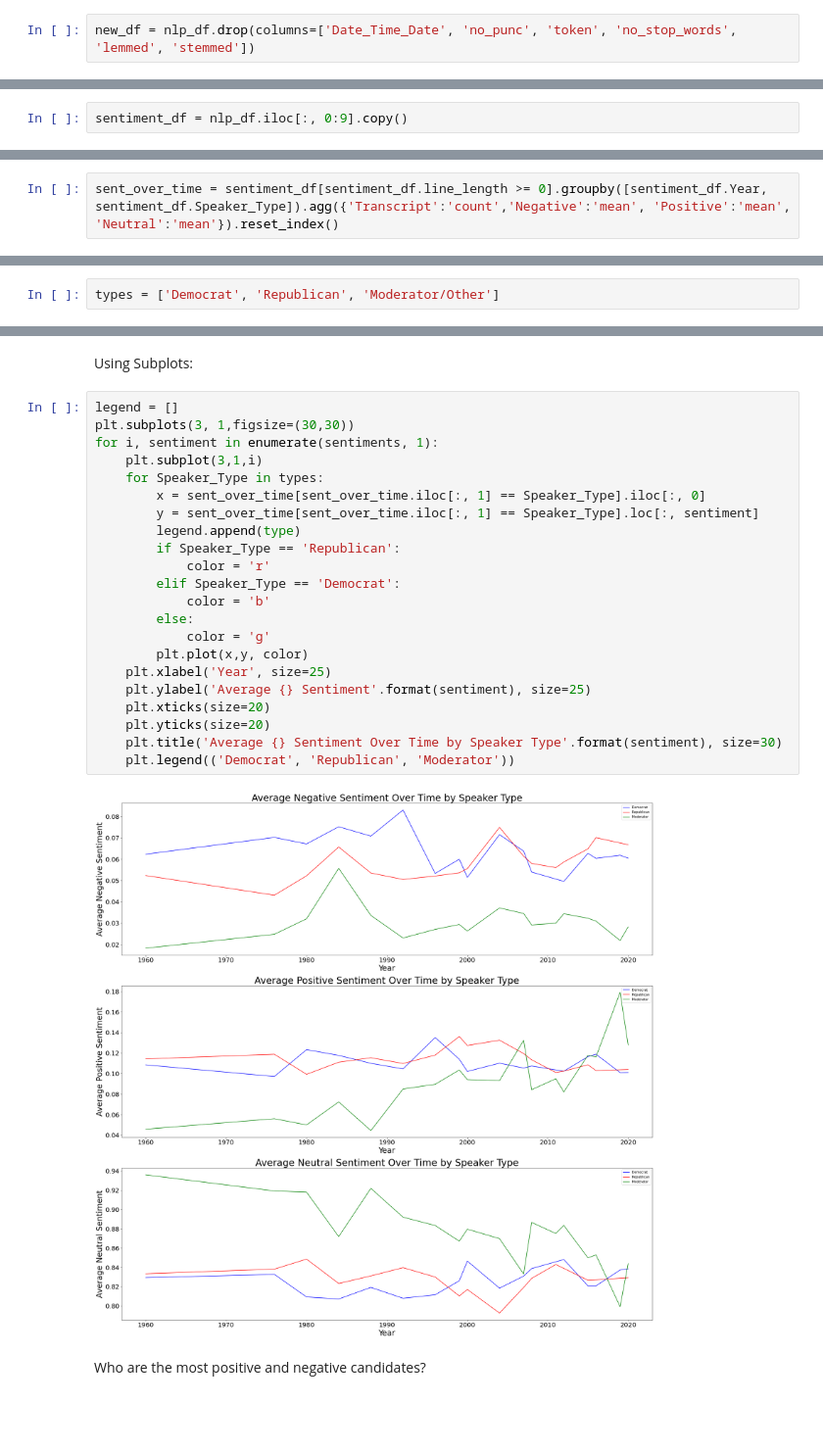
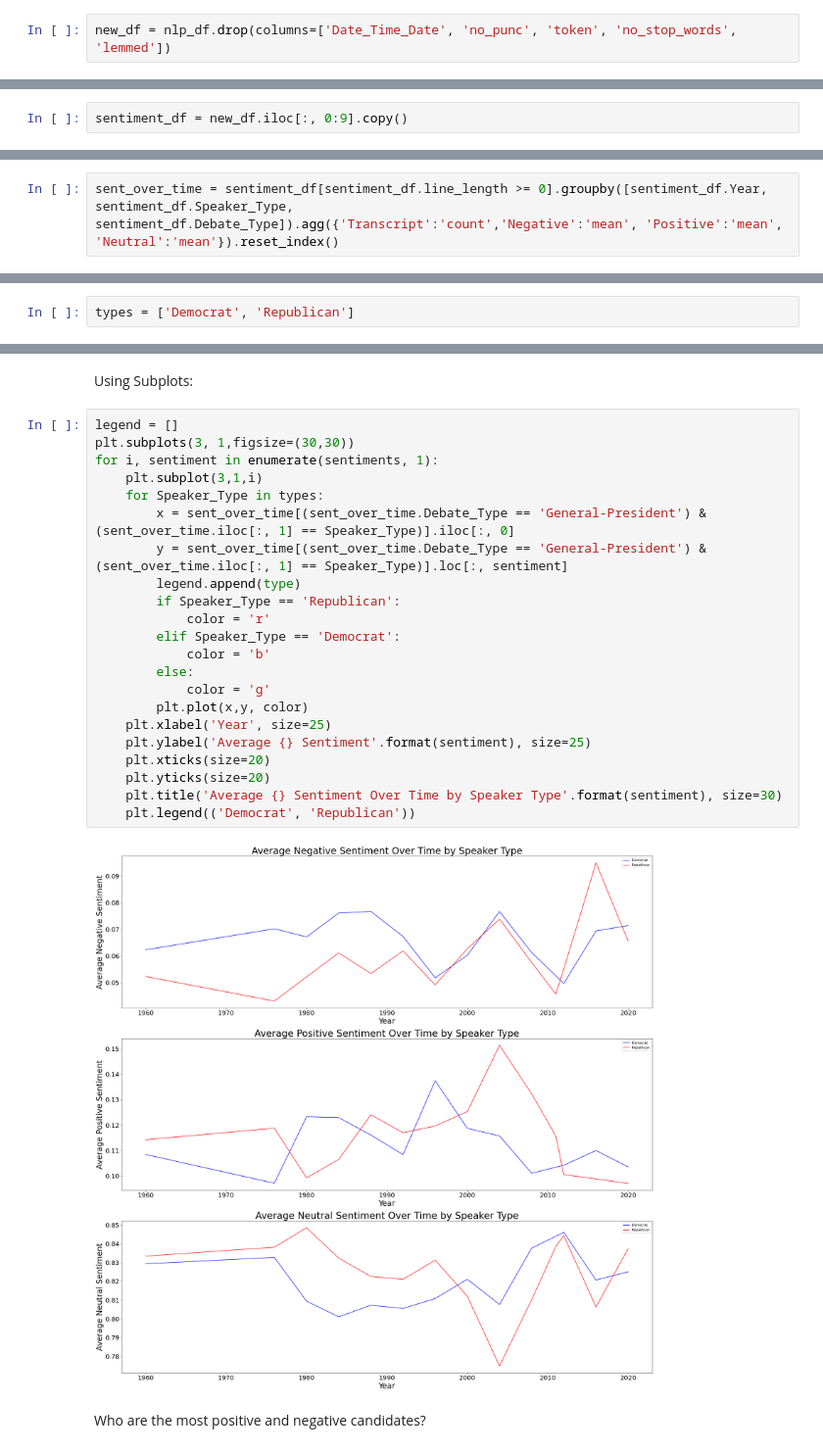
Before and after one commit to pbovard63/Presidential_Debate_Analysis, a Jupyter notebook: final_dataframe_cleanup.ipynb, the cells around one changed output, grey strips where cells are left out. Shown at 98% size. Cells and saved outputs as stored; diff of their text form; blank space fills up the shorter version.

```diff
--- a/final_dataframe_cleanup.ipynb
+++ b/final_dataframe_cleanup.ipynb
@@ -581,7 +581,7 @@ nlp_df.head()
 # %% [markdown]
 Creating a new_df to pickle:
 # %%
-new_df = nlp_df.drop(columns=['Date_Time_Date', 'no_punc', 'token', 'no_stop_words', 'lemmed', 'stemmed'])
+new_df = nlp_df.drop(columns=['Date_Time_Date', 'no_punc', 'token', 'no_stop_words', 'lemmed'])
 # %%
 new_df.head()
 # %% [output]
@@ -773,7 +793,7 @@ sent_analyzer = SentimentIntensityAnalyzer()
 # %% [markdown]
 Creating a new df to run the analysis on and add the scores to:
 # %%
-sentiment_df = nlp_df.iloc[:, 0:9].copy()
+sentiment_df = new_df.iloc[:, 0:9].copy()
 # %%
 sentiment_df['Negative'] = 0
 sentiment_df['Neutral'] = 0
@@ -816,7 +836,7 @@ memory usage: 7.6+ MB
 # %% [markdown]
 Has the sentiment for each party stayed relatively similar over time?
 # %%
-sent_over_time = sentiment_df[sentiment_df.line_length >= 0].groupby([sentiment_df.Year, sentiment_df.Speaker_Type]).agg({'Transcript':'count','Negative':'mean', 'Positive':'mean', 'Neutral':'mean'}).reset_index()
+sent_over_time = sentiment_df[sentiment_df.line_length >= 0].groupby([sentiment_df.Year, sentiment_df.Speaker_Type, sentiment_df.Debate_Type]).agg({'Transcript':'count','Negative':'mean', 'Positive':'mean', 'Neutral':'mean'}).reset_index()
 # %%
 sent_over_time.head()
 # %% [output]
@@ -829,5 +849,5 @@ sent_over_time.head()
 # %%
-types = ['Democrat', 'Republican', 'Moderator/Other']
+types = ['Democrat', 'Republican']
 # %%
 sentiments = ['Negative', 'Positive', 'Neutral']
 # %% [markdown]
@@ -835,27 +855,27 @@ Using Subplots:
 # %%
 legend = []
 plt.subplots(3, 1,figsize=(30,30))
 for i, sentiment in enumerate(sentiments, 1):
     plt.subplot(3,1,i)
     for Speaker_Type in types:
-        x = sent_over_time[sent_over_time.iloc[:, 1] == Speaker_Type].iloc[:, 0]
-        y = sent_over_time[sent_over_time.iloc[:, 1] == Speaker_Type].loc[:, sentiment]
+        x = sent_over_time[(sent_over_time.Debate_Type == 'General-President') & (sent_over_time.iloc[:, 1] == Speaker_Type)].iloc[:, 0]
+        y = sent_over_time[(sent_over_time.Debate_Type == 'General-President') & (sent_over_time.iloc[:, 1] == Speaker_Type)].loc[:, sentiment]
         legend.append(type)
         if Speaker_Type == 'Republican':
             color = 'r'
         elif Speaker_Type == 'Democrat':
             color = 'b'
         else:
             color = 'g'
         plt.plot(x,y, color)
     plt.xlabel('Year', size=25)
     plt.ylabel('Average {} Sentiment'.format(sentiment), size=25)
     plt.xticks(size=20)
     plt.yticks(size=20)
     plt.title('Average {} Sentiment Over Time by Speaker Type'.format(sentiment), size=30)
-    plt.legend(('Democrat', 'Republican', 'Moderator'))
+    plt.legend(('Democrat', 'Republican'))
 # %% [output]
-[figure, old version]
+[figure, new version]
 # %% [markdown]
 Who are the most positive and negative candidates?
 # %%
```
Also changed, not shown: parts of 11 cells of this notebook, 2 other files.
